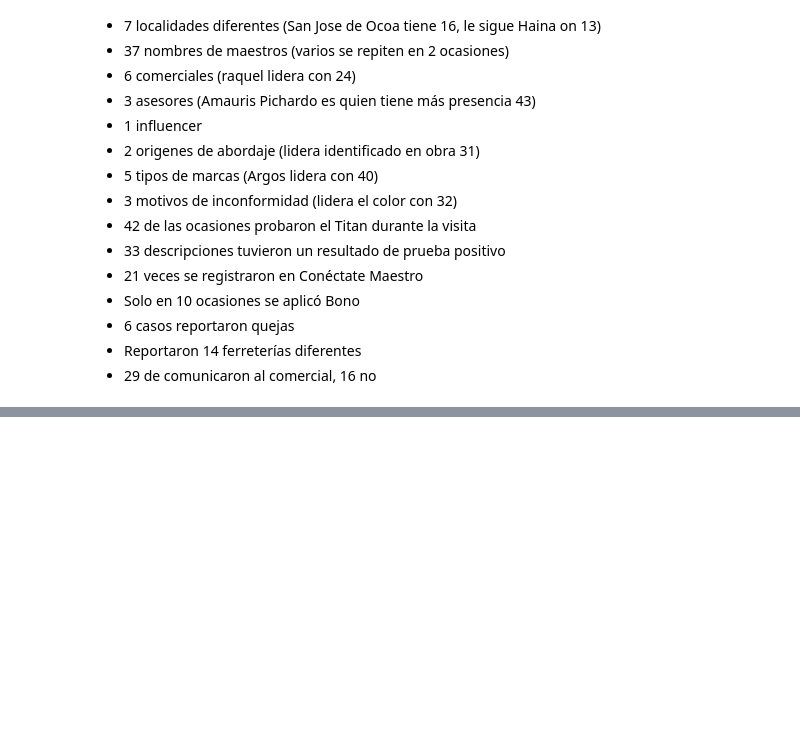
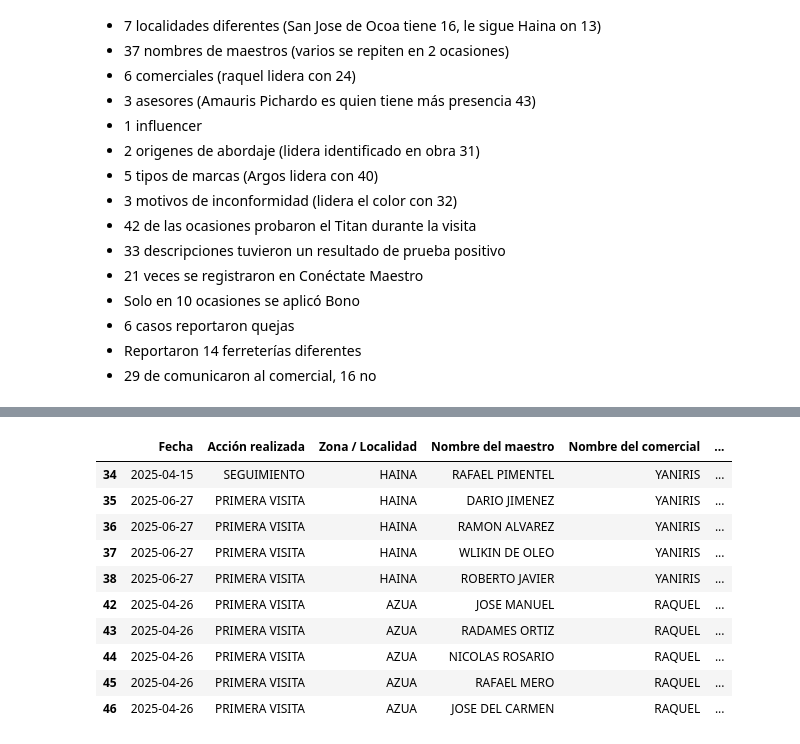
Before and after one commit to ngcarvajall/Laboratorios_bootcamp, a Jupyter notebook: Geo_Consulting/maestros.ipynb, the cells around one changed output, grey strips where cells are left out. Cells and saved outputs as stored; diff of their text form; code cells hidden in the pictures; blank space fills up the shorter version.

```diff
--- a/Geo_Consulting/maestros.ipynb
+++ b/Geo_Consulting/maestros.ipynb
@@ -208,0 +404,14 @@ Tenemos:
+# %%
+df[df['¿Se aplicó bono?'] == 'SI']
+# %% [output]
+|  | Fecha | Acción realizada | Zona / Localidad | Nombre del maestro | Nombre del comercial | ... |
+| 34 | 2025-04-15 | SEGUIMIENTO | HAINA | RAFAEL PIMENTEL | YANIRIS | ... |
+| 35 | 2025-06-27 | PRIMERA VISITA | HAINA | DARIO JIMENEZ | YANIRIS | ... |
+| 36 | 2025-06-27 | PRIMERA VISITA | HAINA | RAMON ALVAREZ | YANIRIS | ... |
+| 37 | 2025-06-27 | PRIMERA VISITA | HAINA | WLIKIN DE OLEO | YANIRIS | ... |
+| 38 | 2025-06-27 | PRIMERA VISITA | HAINA | ROBERTO JAVIER | YANIRIS | ... |
+| 42 | 2025-04-26 | PRIMERA VISITA | AZUA | JOSE MANUEL | RAQUEL | ... |
+| 43 | 2025-04-26 | PRIMERA VISITA | AZUA | RADAMES ORTIZ | RAQUEL | ... |
+| 44 | 2025-04-26 | PRIMERA VISITA | AZUA | NICOLAS ROSARIO | RAQUEL | ... |
+| 45 | 2025-04-26 | PRIMERA VISITA | AZUA | RAFAEL MERO | RAQUEL | ... |
+| 46 | 2025-04-26 | PRIMERA VISITA | AZUA | JOSE DEL CARMEN | RAQUEL | ... |
```
Also changed, not shown: parts of 30 cells of this notebook.
